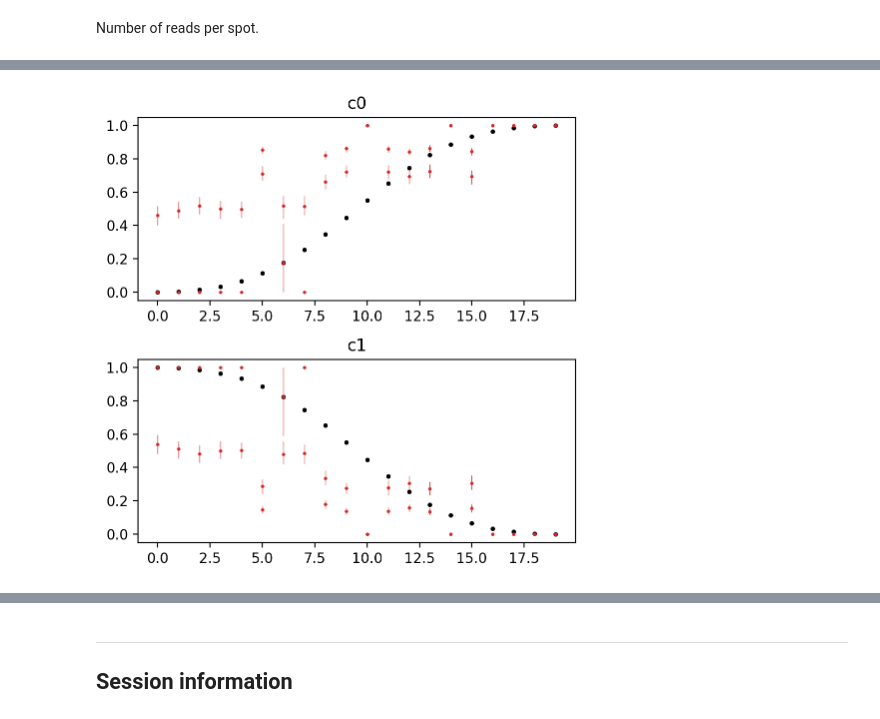
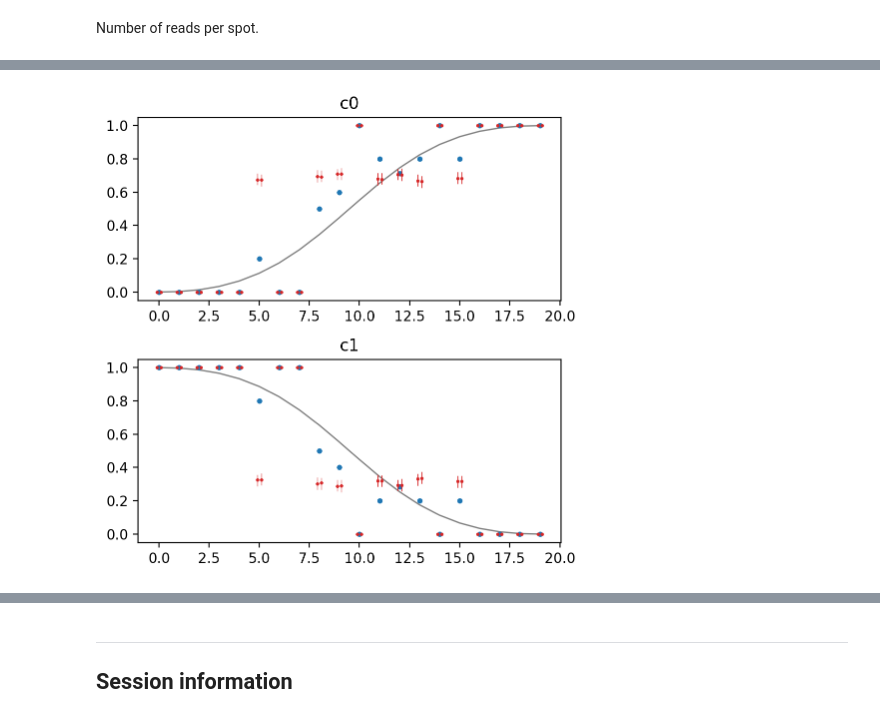
Before and after one commit to jhrcook/pymc-tumoroscope, a Jupyter notebook: tumoroscope.ipynb, the cells around one changed output, grey strips where cells are left out. Saved outputs shown, nothing was run; the diff lists cells and outputs as text; code cells hidden in the pictures.

```diff
--- a/tumoroscope.ipynb
+++ b/tumoroscope.ipynb
@@ -353,7 +369,7 @@ clone_mutations.shape
 
 # Randomly assign zygosity per position for each clone.
 # zygosity = np.random.beta(10, 1, size=(n_positions, N_CLONES))
-zygosity = np.ones((n_positions, N_CLONES))
+zygosity = clone_mutations.copy()
 print(f"average zygosity: {zygosity.mean():0.2f}")
 
 # For each cell in each spot, sample some number of reads for each position.
@@ -427,22 +458,44 @@ Number of divergences per chain: [13 22]
 # %%
+def _frac_clone(s: pd.Series, k: int) -> float:
+    return np.mean(s == k)
+
+
 fig, axes = plt.subplots(nrows=sim_data.K, figsize=(5, 2.5 * sim_data.K))
 for clone_i, ax in enumerate(axes.flatten()):
     clone = f"c{clone_i}"
     ax.set_title(clone)
+
+    # Plot true fraction of clones at each spot.
+    true_clone_frac = cell_labels.groupby(["spot"])["clone"].apply(
+        _frac_clone, k=clone_i
+    )
+    ax.scatter(
+        true_clone_frac.index.tolist(),
+        true_clone_frac.values.tolist(),
+        c="tab:blue",
+        s=8,
+        zorder=10,
+    )
+
+    # Plot true underlying proportion of clones at each spot.
     spot = np.arange(sim_data.S)
-    ax.scatter(spot, clone_proportions[:, clone_i], c="k", s=5, zorder=5)
+    ax.plot(spot, clone_proportions[:, clone_i], c="tab:grey", lw=1, zorder=5)
+
+    # Plot posterior.
     H = sim_trace.posterior["H"].sel(clone=[clone])
+    dx = np.linspace(-0.1, 0.1, len(H.coords["chain"]))
     for chain in H.coords["chain"]:
-        ax.scatter(spot, H.sel(chain=chain).mean(axis=(0)), c="tab:red", s=2, zorder=20)
+        _x = spot + dx[chain]
+        ax.scatter(_x, H.sel(chain=chain).mean(axis=(0)), c="tab:red", s=2, zorder=20)
         _hdi = az.hdi(H, coords={"chain": [chain]})["H"].values.squeeze()
         ax.vlines(
-            x=spot, ymin=_hdi[:, 0], ymax=_hdi[:, 1], lw=0.5, zorder=10, color="tab:red"
+            x=_x, ymin=_hdi[:, 0], ymax=_hdi[:, 1], lw=0.5, zorder=10, color="tab:red"
         )
 
 fig.tight_layout()
 plt.show()
 # %% [output]
-[figure, old version]
+[figure, new version]
 # %%
 az.plot_trace(sim_trace, var_names=["H", "G", "N"])
 plt.tight_layout()
```
Also changed, not shown: parts of 18 cells of this notebook, 8 other files.
